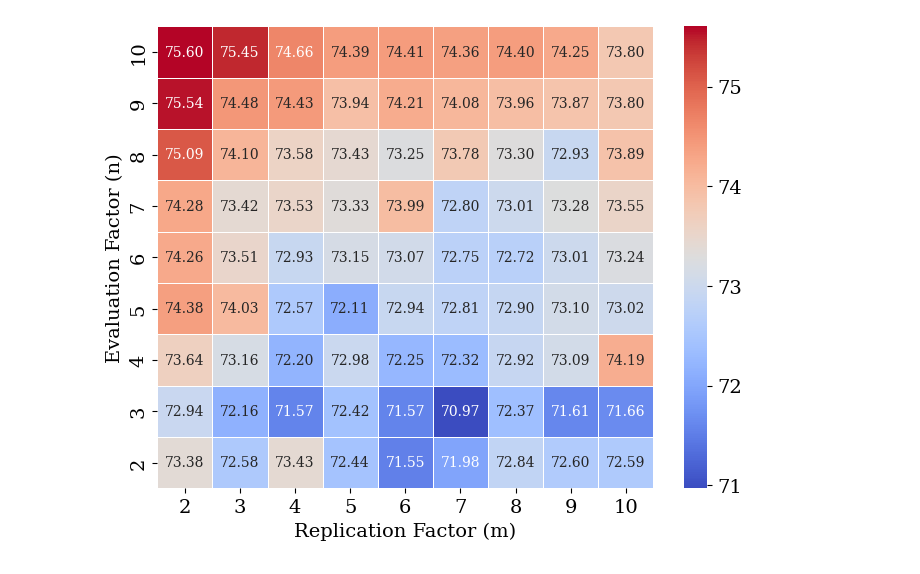
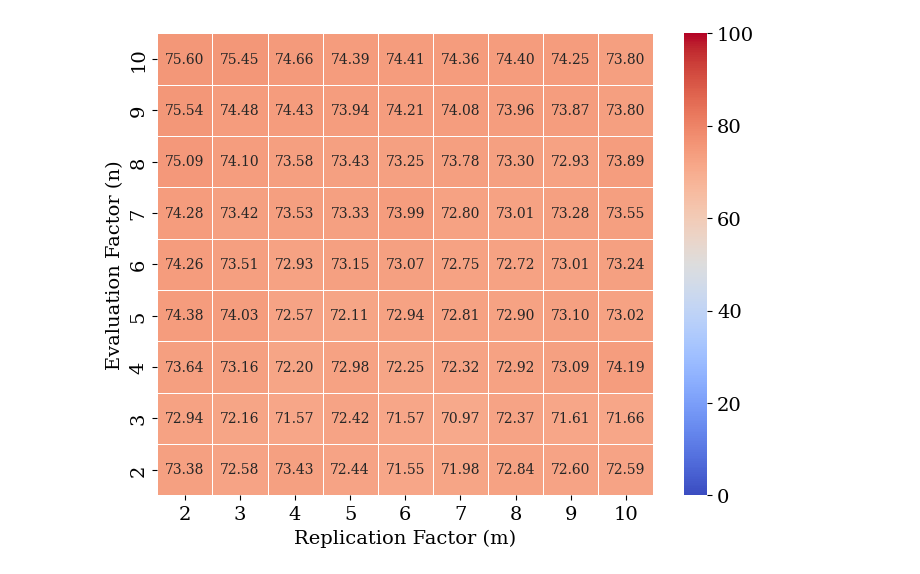
Before and after one commit to lokingdav/jodi, a Jupyter notebook: cpex/prototype/experiments/results/scripts/exp1.ipynb, the cells around one changed output. Drawn from its saved outputs; the diff is of its cells as text; code cells hidden in the pictures.

```diff
--- a/cpex/prototype/experiments/results/scripts/exp1.ipynb
+++ b/cpex/prototype/experiments/results/scripts/exp1.ipynb
@@ -3,36 +3,43 @@ import pandas as pd
 import matplotlib.pyplot as plt
 import seaborn as sns
 import matplotlib as mpl
 
 heatmapFsDefault = 10
 defaultFs = 14
 
 # Set global font settings to a serif font like Times New Roman
 mpl.rcParams['font.family'] = 'serif'
 mpl.rcParams['font.size'] = defaultFs  # Adjust to match academic text size
 
 # Load the CSV file
 file_path = "../experiment-1.csv"  # Adjust the path if needed
 df = pd.read_csv(file_path)
 
 # Strip spaces from column names
 df.columns = df.columns.str.strip()
 
 # Group data by (n_ev, n_ms) and compute median latency
 grouped = df.groupby(['n_ev', 'n_ms']).agg({'lat_med': 'median'}).reset_index()
 
 # Pivot table for heatmap visualization
 latency_pivot = grouped.pivot(index='n_ev', columns='n_ms', values='lat_med')
 
-# Create and save the latency heatmap
+# Create and save the latency heatmap, fixing the color scale to [0, 100]
 plt.figure(figsize=(8, 6))
-sns.heatmap(latency_pivot.sort_index(ascending=False),
-            annot=True, cmap='coolwarm', fmt=".2f", linewidths=0.5,
-            annot_kws={"fontsize": heatmapFsDefault})
-# plt.title('Median Latency (Milliseconds) by (n, m)', fontsize=14, fontweight='bold')
+sns.heatmap(
+    latency_pivot.sort_index(ascending=False),
+    annot=True,
+    cmap='coolwarm',
+    fmt=".2f",
+    linewidths=0.5,
+    annot_kws={"fontsize": heatmapFsDefault},
+    vmin=0,       # Minimum value of the color scale
+    vmax=100      # Maximum value of the color scale
+)
+
 plt.xlabel('Replication Factor (m)', fontsize=defaultFs)
 plt.ylabel('Evaluation Factor (n)', fontsize=defaultFs)
 plt.savefig("../charts/latency_heatmap.pdf", bbox_inches='tight', dpi=300, transparent=True)
 plt.show()
 # %% [output]
-[figure, old version]
+[figure, new version]
```
Also changed, not shown: 3 other files.
